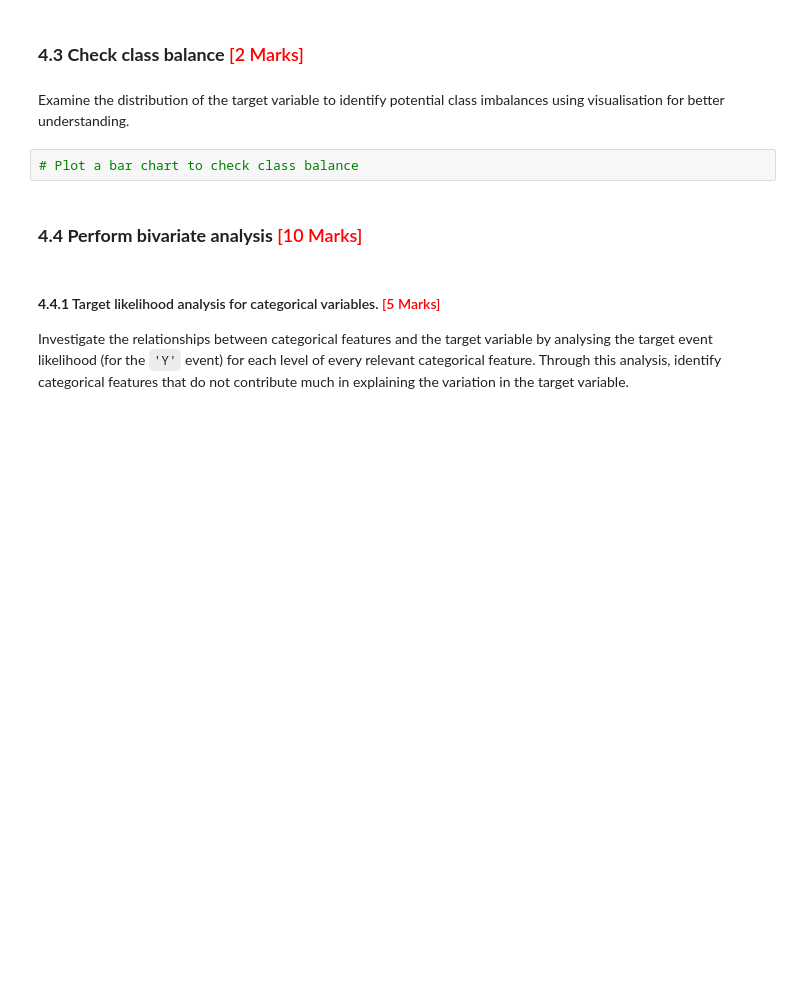
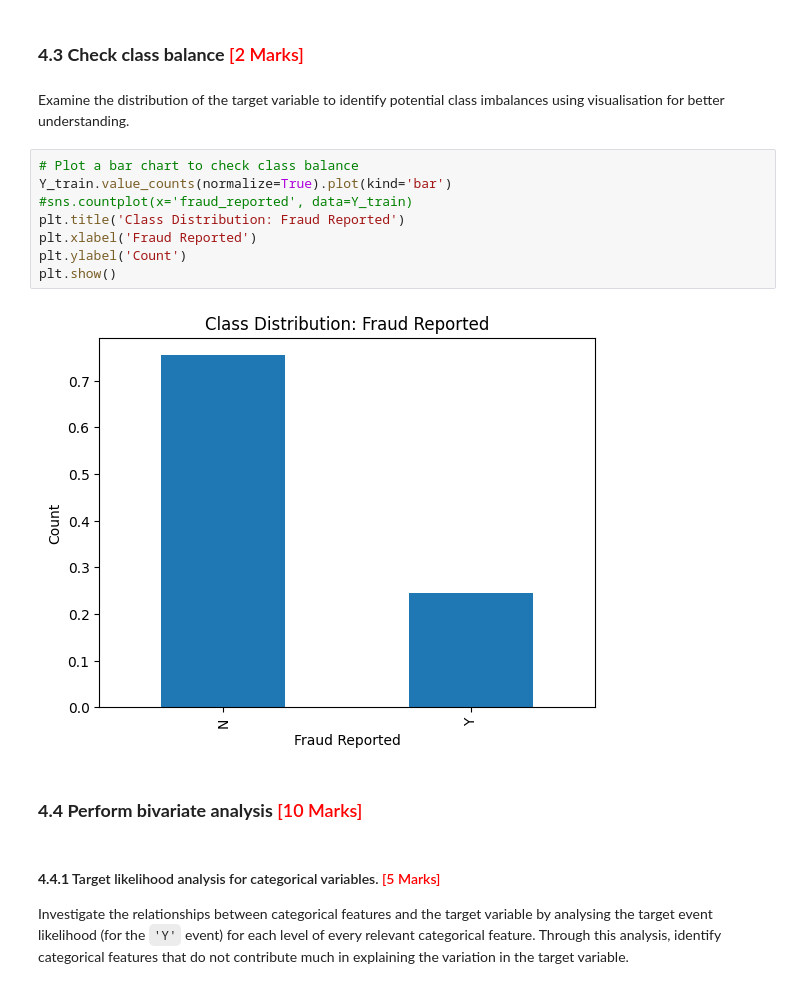
Before and after one commit to guptakeshav24/fraudulent_claim_detection, a Jupyter notebook: Fraudulent_Claim_Detection_Starter_solution.ipynb, the cells around one changed output. Drawn from its saved outputs; the diff is of its cells as text; blank space fills up the shorter version.

```diff
--- a/Fraudulent_Claim_Detection_Starter_solution.ipynb
+++ b/Fraudulent_Claim_Detection_Starter_solution.ipynb
@@ -572,8 +641,16 @@ KeyError: ('age', 'policy_annual_premium', 'umbrella_limit', 'capital-gains', 'n
 ### **4.3 Check class balance** <font color="red">[2 Marks]</font>
 # %% [markdown]
 Examine the distribution of the target variable to identify potential class imbalances using visualisation for better understanding.
-# %%
-# Plot a bar chart to check class balance
+# %%
+# Plot a bar chart to check class balance
+Y_train.value_counts(normalize=True).plot(kind='bar')
+#sns.countplot(x='fraud_reported', data=Y_train)
+plt.title('Class Distribution: Fraud Reported')
+plt.xlabel('Fraud Reported')
+plt.ylabel('Count')
+plt.show()
+# %% [output]
+[figure, added]
 # %% [markdown]
 ### **4.4 Perform bivariate analysis** <font color="red">[10 Marks]</font>
 # %% [markdown]
```
Also changed, not shown: parts of 16 cells of this notebook, 1 other file.
